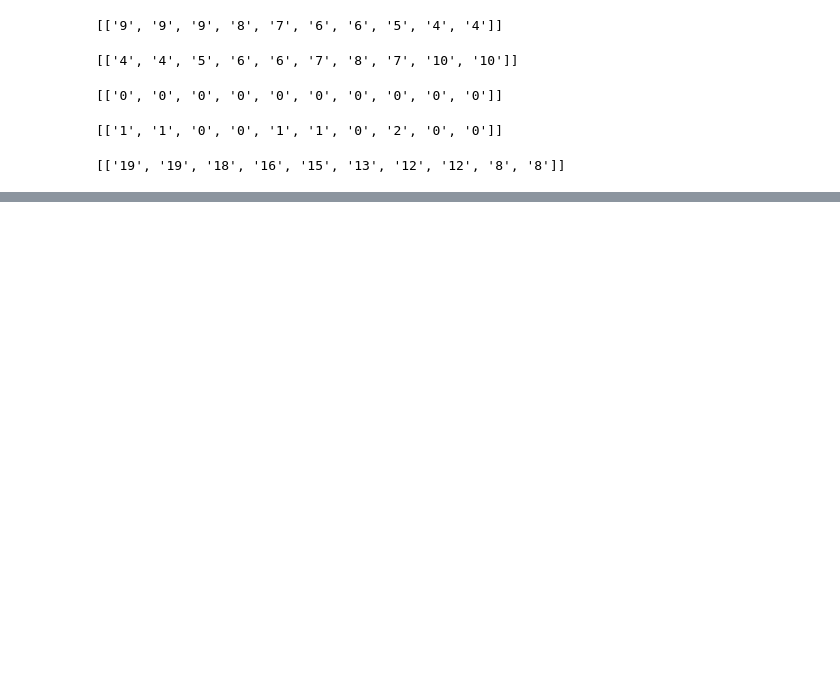
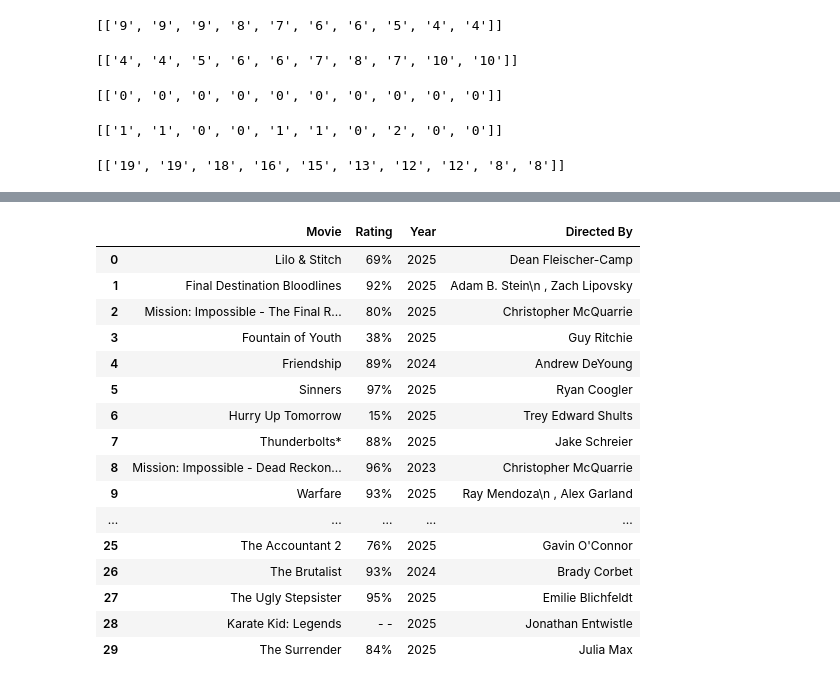
Before and after one commit to YashviD15/SEM-4-Python-2, a Jupyter notebook: T3.ipynb, the cells around one changed output, grey strips where cells are left out. Saved outputs shown, nothing was run; the diff lists cells and outputs as text; code cells hidden in the pictures; blank space fills up the shorter version.

```diff
--- a/T3.ipynb
+++ b/T3.ipynb
@@ -282,0 +288,22 @@ Pts
+# %%
+from bs4 import BeautifulSoup
+f=open("30 Most Popular Movies Right Now： What to Watch In Theaters and Streaming ｜ Rotten Tomatoes (5_28_2025 8：32：40 AM).html",encoding="utf-8")
+x=f.read()
+soup=BeautifulSoup(x,"html.parser")
+# %%
+name=soup.find_all("div",class_="article_movie_title")
+movie_name=[]
+rating=[]
+year=[]
+dirname=[]
+for i in name:
+    movie_name.append(i.text.strip().split("(")[0][:-1])
+    rating.append(i.text.strip().split(")")[1][2:])
+    year.append(i.text.strip().split("(")[1][0:4])
+dirn=soup.findAll("div",{"info director"})
+for i in dirn:
+    dirname.append(i.text.strip().split(":")[1][2:])
+dirname
+movie_name
+rating
+year
@@ -282,0 +328,23 @@ Pts
+# %%
+import pandas as pd
+data={"Movie ":movie_name,"Rating":rating,"Year":year,"Directed By":dirname}
+x=pd.DataFrame(data)
+x
+# %% [output]
+|  | Movie | Rating | Year | Directed By |
+| 0 | Lilo & Stitch | 69% | 2025 | Dean Fleischer-Camp |
+| 1 | Final Destination Bloodlines | 92% | 2025 | Adam B. Stein\n , Zach Lipovsky |
+| 2 | Mission: Impossible - The Final R... | 80% | 2025 | Christopher McQuarrie |
+| 3 | Fountain of Youth | 38% | 2025 | Guy Ritchie |
+| 4 | Friendship | 89% | 2024 | Andrew DeYoung |
+| 5 | Sinners | 97% | 2025 | Ryan Coogler |
+| 6 | Hurry Up Tomorrow | 15% | 2025 | Trey Edward Shults |
+| 7 | Thunderbolts* | 88% | 2025 | Jake Schreier |
+| 8 | Mission: Impossible - Dead Reckon... | 96% | 2023 | Christopher McQuarrie |
+| 9 | Warfare | 93% | 2025 | Ray Mendoza\n , Alex Garland |
+| ... | ... | ... | ... | ... |
+| 25 | The Accountant 2 | 76% | 2025 | Gavin O'Connor |
+| 26 | The Brutalist | 93% | 2024 | Brady Corbet |
+| 27 | The Ugly Stepsister | 95% | 2025 | Emilie Blichfeldt |
+| 28 | Karate Kid: Legends | - - | 2025 | Jonathan Entwistle |
+| 29 | The Surrender | 84% | 2025 | Julia Max |
```
Also changed, not shown: parts of 23 cells of this notebook, 15 other files.
